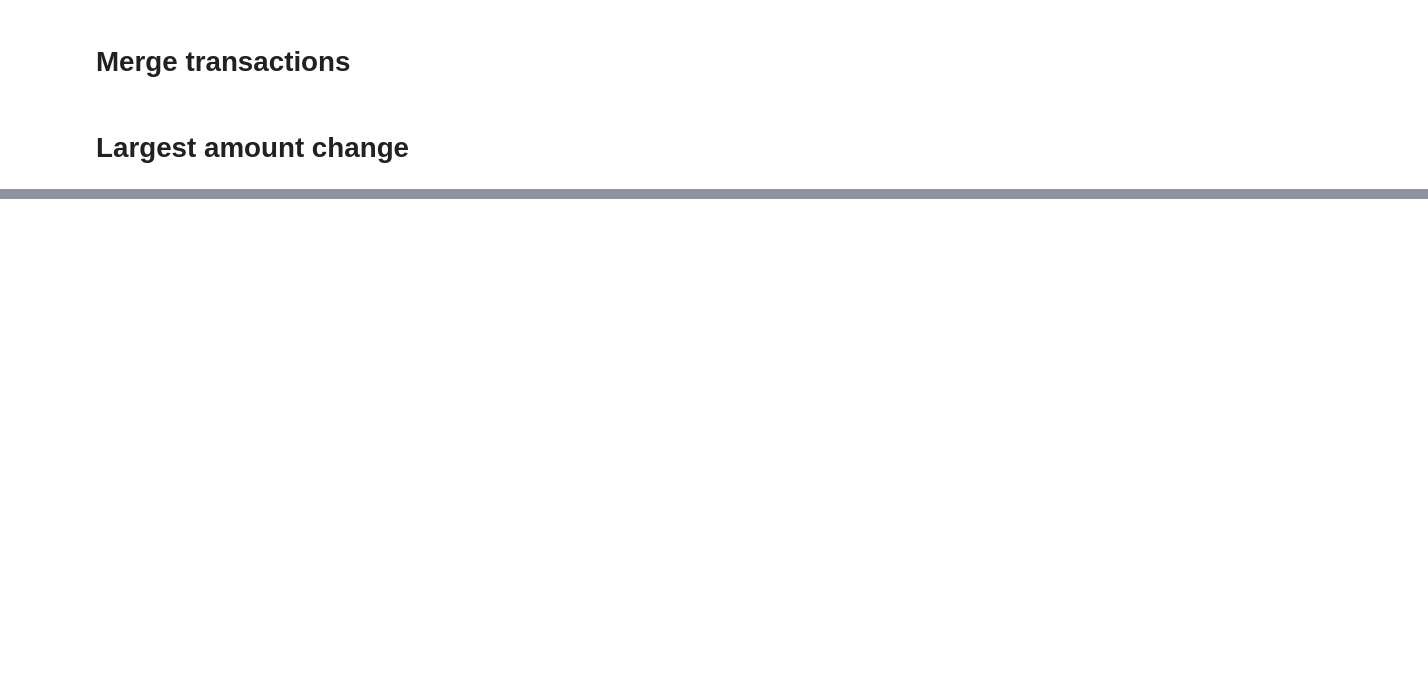
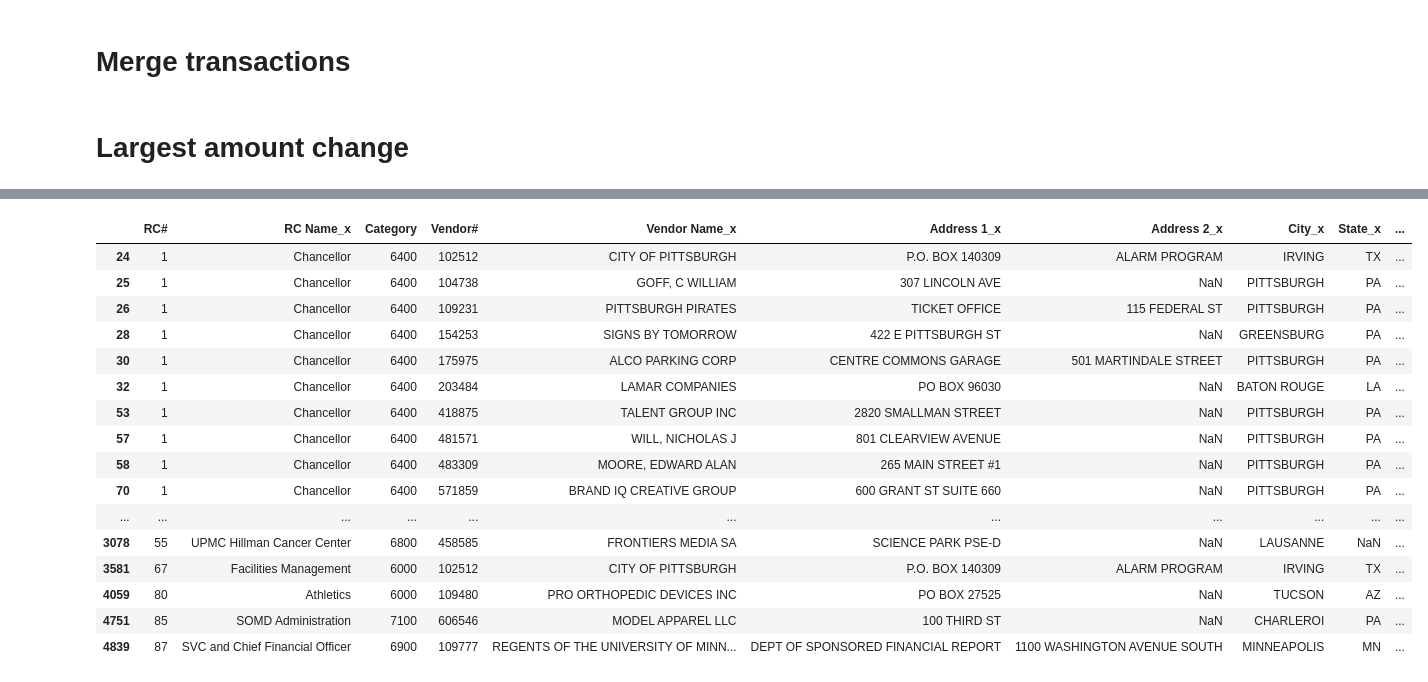
Before and after one commit to thepittnews/fy21-analysis, a Jupyter notebook: fy21-analysis.ipynb, the cells around one changed output, grey strips where cells are left out. Saved outputs shown, nothing was run; the diff lists cells and outputs as text; code cells hidden in the pictures; blank space fills up the shorter version.

```diff
--- a/fy21-analysis.ipynb
+++ b/fy21-analysis.ipynb
@@ -92,0 +92,21 @@ merged_transactions.sort_values(by=['AmountDiff'], ascending=False).head(5)
+# %%
+mg2 = original.merge(updated.drop_duplicates(), on=TRANSACTION_INDEX, how='left', indicator=True)
+mg2[mg2._merge == "left_only"]
+# %% [output]
+|  | RC# | RC Name_x | Category | Vendor# | Vendor Name_x | Address 1_x | Address 2_x | City_x | State_x | ... |
+| 24 | 1 | Chancellor | 6400 | 102512 | CITY OF PITTSBURGH | P.O. BOX 140309 | ALARM PROGRAM | IRVING | TX | ... |
+| 25 | 1 | Chancellor | 6400 | 104738 | GOFF, C WILLIAM | 307 LINCOLN AVE | NaN | PITTSBURGH | PA | ... |
+| 26 | 1 | Chancellor | 6400 | 109231 | PITTSBURGH PIRATES | TICKET OFFICE | 115 FEDERAL ST | PITTSBURGH | PA | ... |
+| 28 | 1 | Chancellor | 6400 | 154253 | SIGNS BY TOMORROW | 422 E PITTSBURGH ST | NaN | GREENSBURG | PA | ... |
+| 30 | 1 | Chancellor | 6400 | 175975 | ALCO PARKING CORP | CENTRE COMMONS GARAGE | 501 MARTINDALE STREET | PITTSBURGH | PA | ... |
+| 32 | 1 | Chancellor | 6400 | 203484 | LAMAR COMPANIES | PO BOX 96030 | NaN | BATON ROUGE | LA | ... |
+| 53 | 1 | Chancellor | 6400 | 418875 | TALENT GROUP INC | 2820 SMALLMAN STREET | NaN | PITTSBURGH | PA | ... |
+| 57 | 1 | Chancellor | 6400 | 481571 | WILL, NICHOLAS J | 801 CLEARVIEW AVENUE | NaN | PITTSBURGH | PA | ... |
+| 58 | 1 | Chancellor | 6400 | 483309 | MOORE, EDWARD ALAN | 265 MAIN STREET #1 | NaN | PITTSBURGH | PA | ... |
+| 70 | 1 | Chancellor | 6400 | 571859 | BRAND IQ CREATIVE GROUP | 600 GRANT ST SUITE 660 | NaN | PITTSBURGH | PA | ... |
+| ... | ... | ... | ... | ... | ... | ... | ... | ... | ... | ... |
+| 3078 | 55 | UPMC Hillman Cancer Center | 6800 | 458585 | FRONTIERS MEDIA SA | SCIENCE PARK PSE-D | NaN | LAUSANNE | NaN | ... |
+| 3581 | 67 | Facilities Management | 6000 | 102512 | CITY OF PITTSBURGH | P.O. BOX 140309 | ALARM PROGRAM | IRVING | TX | ... |
+| 4059 | 80 | Athletics | 6000 | 109480 | PRO ORTHOPEDIC DEVICES INC | PO BOX 27525 | NaN | TUCSON | AZ | ... |
+| 4751 | 85 | SOMD Administration | 7100 | 606546 | MODEL APPAREL LLC | 100 THIRD ST | NaN | CHARLEROI | PA | ... |
+| 4839 | 87 | SVC and Chief Financial Officer | 6900 | 109777 | REGENTS OF THE UNIVERSITY OF MINN... | DEPT OF SPONSORED FINANCIAL REPORT | 1100 WASHINGTON AVENUE SOUTH | MINNEAPOLIS | MN | ... |
```
Also changed, not shown: parts of 10 cells of this notebook, 3 other files.
